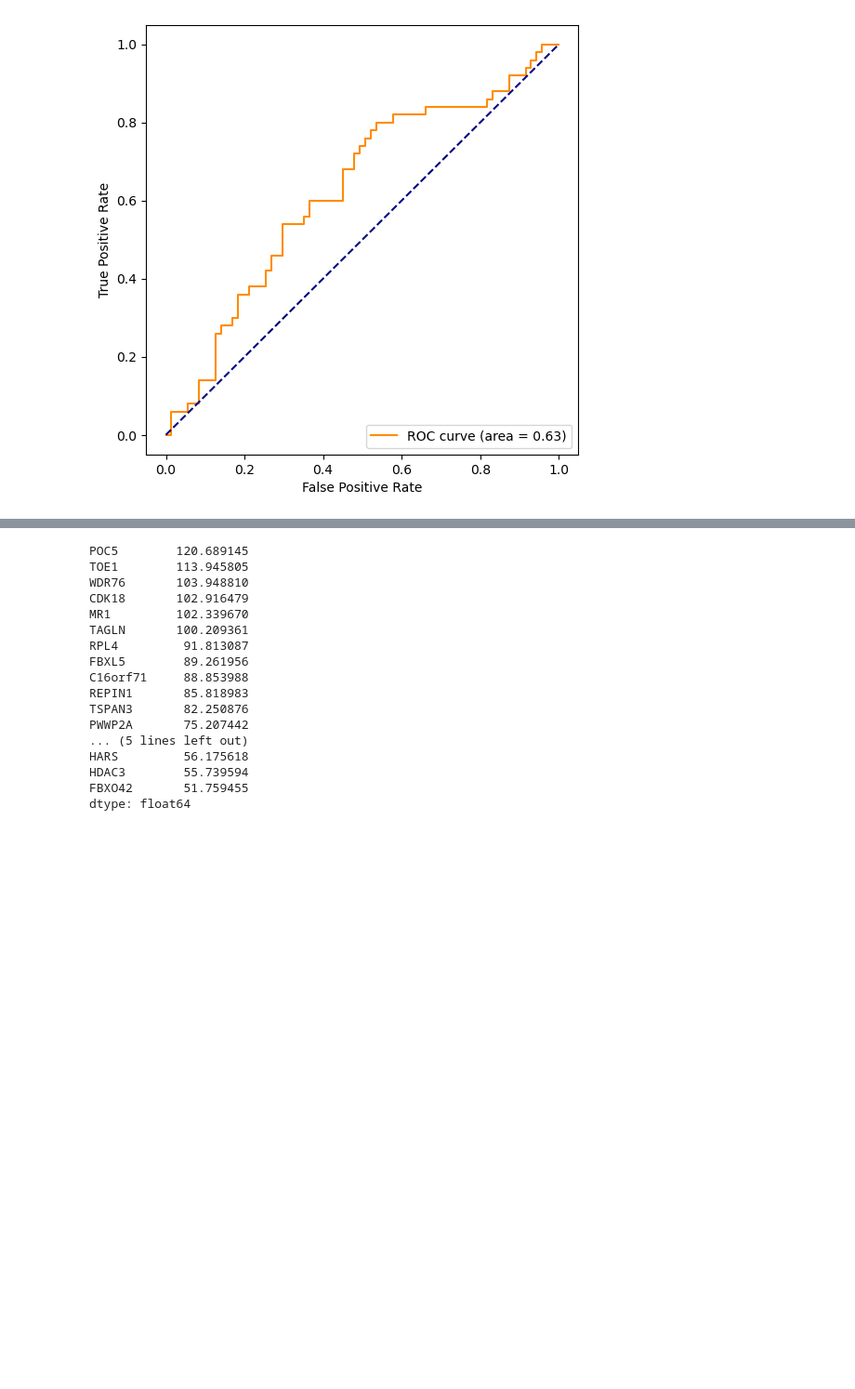
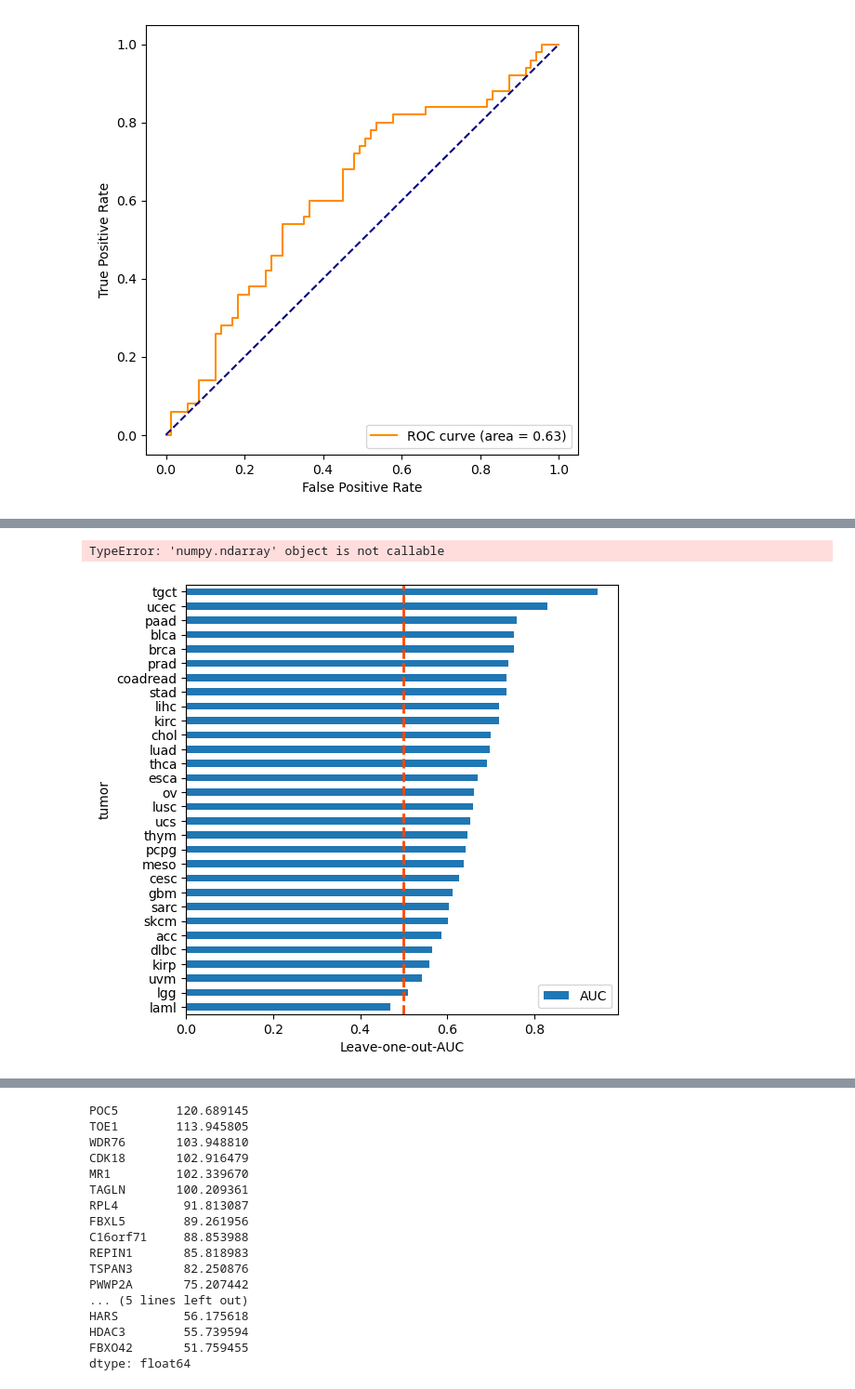
Before and after one commit to vanallenlab/pnet, a Jupyter notebook: src/PanCancer_ploidy.ipynb, the cells around one changed output, grey strips where cells are left out. Shown at 93% size. Cells and saved outputs as stored; diff of their text form; code cells hidden in the pictures; blank space fills up the shorter version.

```diff
--- a/src/PanCancer_ploidy.ipynb
+++ b/src/PanCancer_ploidy.ipynb
@@ -299,0 +384,24 @@ plt.show()
+# %%
+leave_one_out_auc = pd.DataFrame.from_dict(leave_one_out_auc, orient='index')
+leave_one_out_auc.columns = ['AUC']
+leave_one_out_auc['AUC'] = leave_one_out_auc['AUC'].astype(float)
+leave_one_out_auc.index.names = ['tumor']
+
+tvc = pd.DataFrame(tumor.value_counts(), columns=['samples']).reset_index()
+tvc = tvc.set_index('tumor')
+
+
+df = tumor.join(absolute_ploidy)
+tmp = df.groupby('tumor').mean()
+
+leave_one_out_auc = leave_one_out_auc.join(tmp, how='inner')
+leave_one_out_auc = leave_one_out_auc.join(tvc, how='inner')
+# %% [output]
+TypeError: 'numpy.ndarray' object is not callable
+# %%
+leave_one_out_auc.sort_values('AUC').plot.barh(y='AUC')
+plt.xlabel('Leave-one-out-AUC')
+plt.axvline(0.5, color='orangered', linestyle='--', linewidth=2)
+plt.show()
+# %% [output]
+[figure, added]
```
Also changed, not shown: parts of 10 cells of this notebook, 2 other files.
